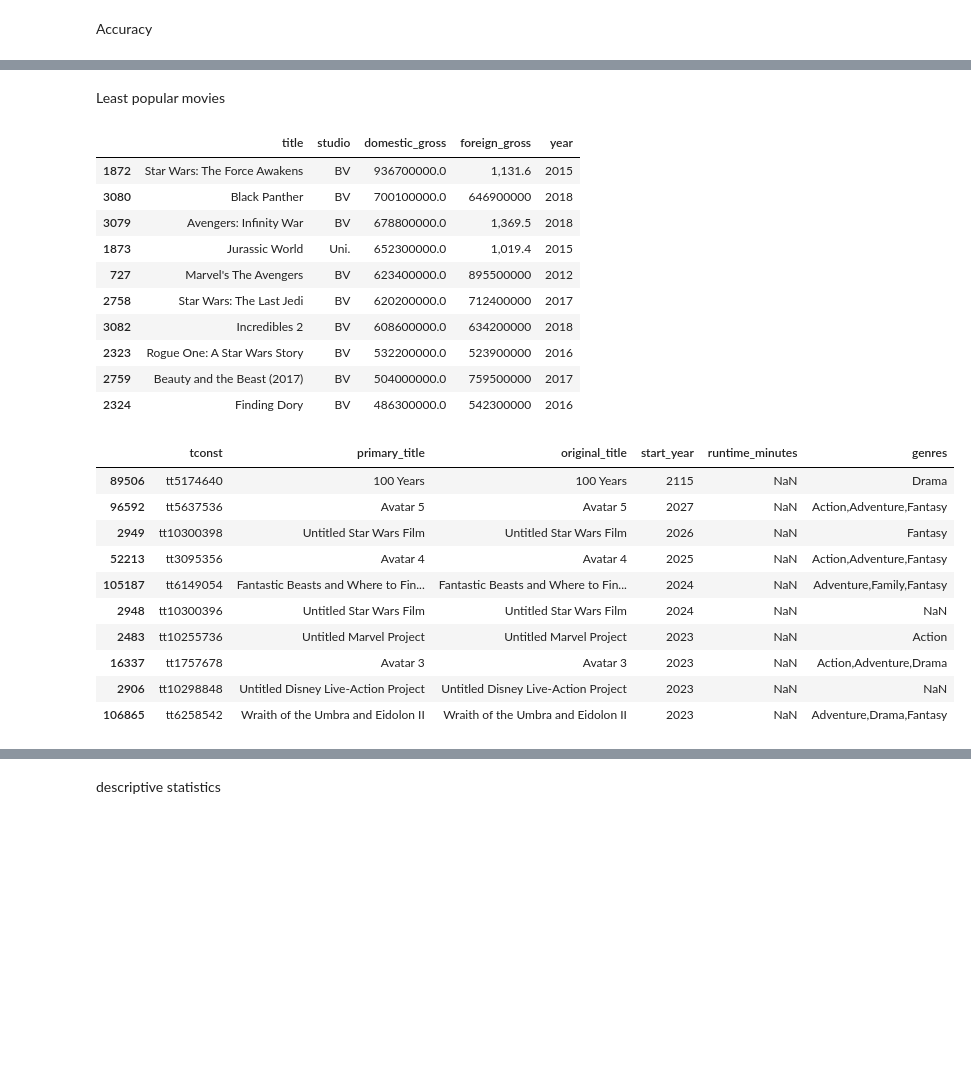
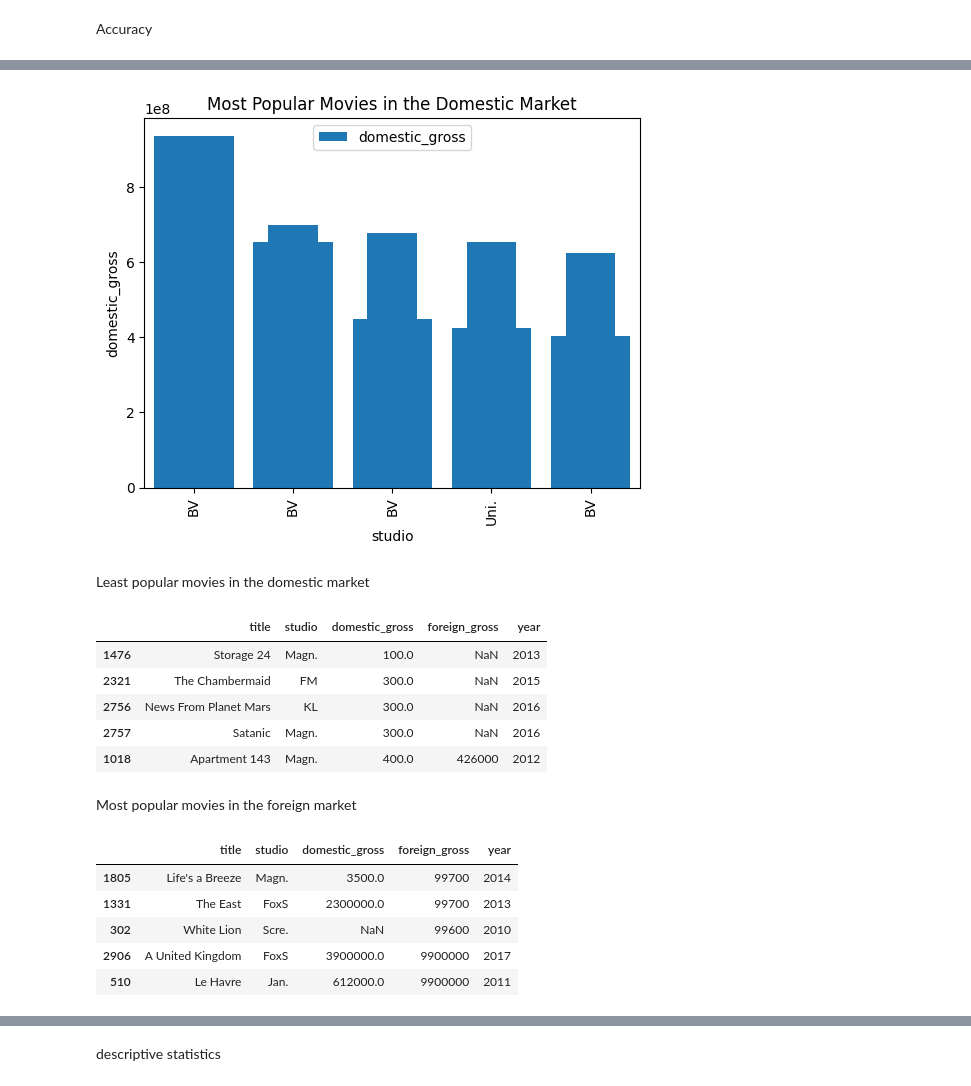
Before and after one commit to SMayienda/sarah_m, a Jupyter notebook: project1.ipynb, the cells around one changed output, grey strips where cells are left out. Drawn from its saved outputs; the diff is of its cells as text; code cells hidden in the pictures; blank space fills up the shorter version.

```diff
--- a/project1.ipynb
+++ b/project1.ipynb
@@ -105,0 +79,8 @@ movie_gross.duplicated().sum(), title_basics.duplicated().sum()
+# %%
+# sort movies by total gross revenue(domestic+foreign)
+# Convert 'domestic_gross' and 'foreign_gross' to numeric, handling errors
+movie_gross['domestic_gross'] = pd.to_numeric(movie_gross['domestic_gross'], errors='coerce')
+movie_gross['foreign_gross'] = pd.to_numeric(movie_gross['foreign_gross'], errors='coerce')
+movie_gross['total_gross'] = movie_gross['domestic_gross'] + movie_gross['foreign_gross']
+movie_gross = movie_gross.sort_values(by='total_gross', ascending=False).head(10)
+movie_gross
@@ -106,32 +132,34 @@ movie_gross.duplicated().sum(), title_basics.duplicated().sum()
+# %%
+import matplotlib.pyplot as plt
+most_popular_movies.plot(kind='bar', x='studio', y='domestic_gross', title='Most Popular Movies in the Domestic Market')
+x= sorted_df['studio'].astype(str)
+y= sorted_df['domestic_gross']
+plt.xlabel('studio')
+plt.ylabel('domestic_gross')
+plt.bar(x,y);
+# %% [output]
+[figure, added]
 # %% [markdown]
-Least popular movies
+Least popular movies in the domestic market
 # %%
-sorted_df = movie_gross.sort_values(by='domestic_gross', ascending=False)
-sorted_df.head(10)
+sorted_df = movie_gross.sort_values(by='domestic_gross', ascending=True)
+sorted_df.head()
 # %% [output]
 |  | title | studio | domestic_gross | foreign_gross | year |
-| 1872 | Star Wars: The Force Awakens | BV | 936700000.0 | 1,131.6 | 2015 |
-| 3080 | Black Panther | BV | 700100000.0 | 646900000 | 2018 |
-| 3079 | Avengers: Infinity War | BV | 678800000.0 | 1,369.5 | 2018 |
-| 1873 | Jurassic World | Uni. | 652300000.0 | 1,019.4 | 2015 |
-| 727 | Marvel's The Avengers | BV | 623400000.0 | 895500000 | 2012 |
-| 2758 | Star Wars: The Last Jedi | BV | 620200000.0 | 712400000 | 2017 |
-| 3082 | Incredibles 2 | BV | 608600000.0 | 634200000 | 2018 |
-| 2323 | Rogue One: A Star Wars Story | BV | 532200000.0 | 523900000 | 2016 |
-| 2759 | Beauty and the Beast (2017) | BV | 504000000.0 | 759500000 | 2017 |
-| 2324 | Finding Dory | BV | 486300000.0 | 542300000 | 2016 |
+| 1476 | Storage 24 | Magn. | 100.0 | NaN | 2013 |
+| 2321 | The Chambermaid | FM | 300.0 | NaN | 2015 |
+| 2756 | News From Planet Mars | KL | 300.0 | NaN | 2016 |
+| 2757 | Satanic | Magn. | 300.0 | NaN | 2016 |
+| 1018 | Apartment 143 | Magn. | 400.0 | 426000 | 2012 |
+# %% [markdown]
+Most popular movies in the foreign market
 # %%
-sorted_df=title_basics.sort_values(by='start_year', ascending=False)
-sorted_df.head(10)
+sorted_df = movie_gross.sort_values(by='foreign_gross', ascending=False)
+sorted_df.head()
 # %% [output]
-|  | tconst | primary_title | original_title | start_year | runtime_minutes | genres |
-| 89506 | tt5174640 | 100 Years | 100 Years | 2115 | NaN | Drama |
-| 96592 | tt5637536 | Avatar 5 | Avatar 5 | 2027 | NaN | Action,Adventure,Fantasy |
-| 2949 | tt10300398 | Untitled Star Wars Film | Untitled Star Wars Film | 2026 | NaN | Fantasy |
-| 52213 | tt3095356 | Avatar 4 | Avatar 4 | 2025 | NaN | Action,Adventure,Fantasy |
-| 105187 | tt6149054 | Fantastic Beasts and Where to Fin... | Fantastic Beasts and Where to Fin... | 2024 | NaN | Adventure,Family,Fantasy |
-| 2948 | tt10300396 | Untitled Star Wars Film | Untitled Star Wars Film | 2024 | NaN | NaN |
-| 2483 | tt10255736 | Untitled Marvel Project | Untitled Marvel Project | 2023 | NaN | Action |
-| 16337 | tt1757678 | Avatar 3 | Avatar 3 | 2023 | NaN | Action,Adventure,Drama |
-| 2906 | tt10298848 | Untitled Disney Live-Action Project | Untitled Disney Live-Action Project | 2023 | NaN | NaN |
-| 106865 | tt6258542 | Wraith of the Umbra and Eidolon II | Wraith of the Umbra and Eidolon II | 2023 | NaN | Adventure,Drama,Fantasy |
+|  | title | studio | domestic_gross | foreign_gross | year |
+| 1805 | Life's a Breeze | Magn. | 3500.0 | 99700 | 2014 |
+| 1331 | The East | FoxS | 2300000.0 | 99700 | 2013 |
+| 302 | White Lion | Scre. | NaN | 99600 | 2010 |
+| 2906 | A United Kingdom | FoxS | 3900000.0 | 9900000 | 2017 |
+| 510 | Le Havre | Jan. | 612000.0 | 9900000 | 2011 |
```
Also changed, not shown: parts of 24 cells of this notebook.
